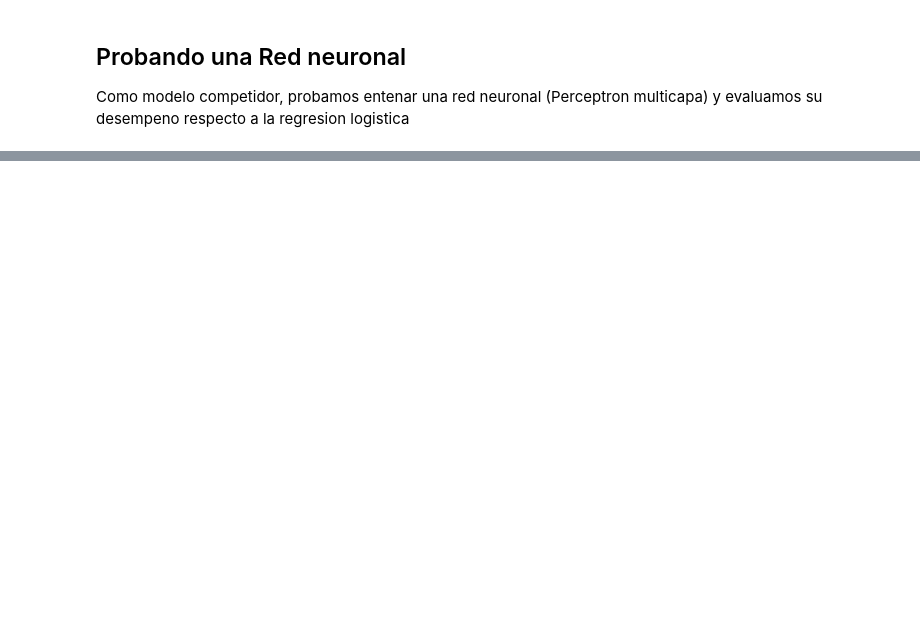
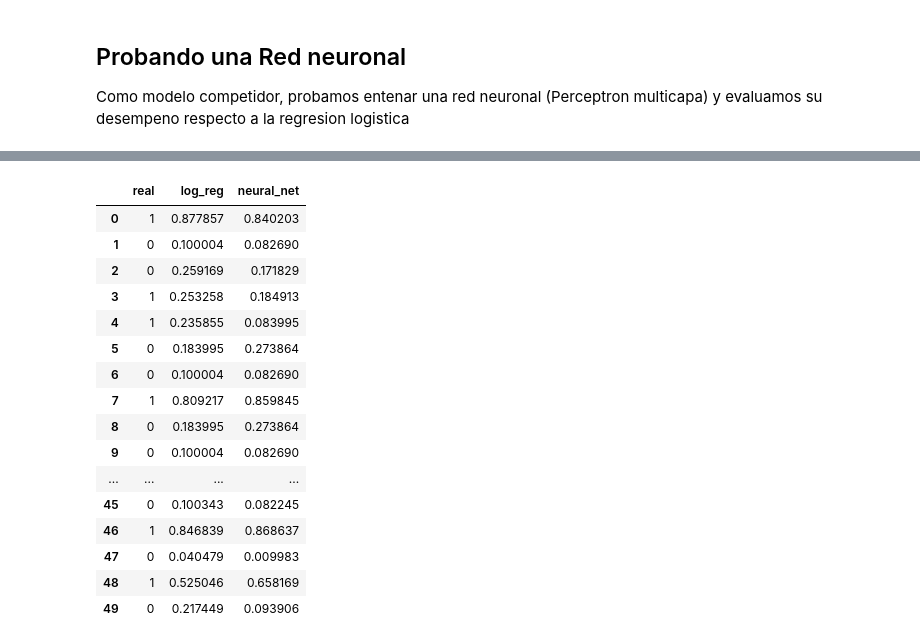
Before and after one commit to rquinb/lead-scoring, a Jupyter notebook: lead-scoring-analysis.ipynb, the cells around one changed output, grey strips where cells are left out. Drawn from its saved outputs; the diff is of its cells as text; code cells hidden in the pictures; blank space fills up the shorter version.

```diff
--- a/lead-scoring-analysis.ipynb
+++ b/lead-scoring-analysis.ipynb
@@ -20,7 +20,8 @@ from keras.optimizers import Adam
 
 
 warnings.filterwarnings('ignore')
-sns.set(rc={'figure.figsize':(21.7,21.27)})
+pd.set_option('display.max_rows', 500)
+sns.set(rc={'figure.figsize':(11.7,11.7)})
 pd.options.display.max_columns = None
 data = pd.read_csv('./leads/Leads.csv')
 # %% [markdown]
@@ -158,0 +305,23 @@ print(classification_report(y_test.values, neural_net.predict_classes(X_test.val
+# %%
+neural_net_raw_predictions = neural_net.predict(X_test.values).squeeze()
+logistic_regression_raw_predictions = list(map(lambda x: x[1], logistic_regression_model.predict_proba(X_test)))
+predictions_table = pd.DataFrame({"real": y_test.values, "log_reg": logistic_regression_raw_predictions , "neural_net": neural_net_raw_predictions })
+predictions_table.head(50)
+# %% [output]
+|  | real | log_reg | neural_net |
+| 0 | 1 | 0.877857 | 0.840203 |
+| 1 | 0 | 0.100004 | 0.082690 |
+| 2 | 0 | 0.259169 | 0.171829 |
+| 3 | 1 | 0.253258 | 0.184913 |
+| 4 | 1 | 0.235855 | 0.083995 |
+| 5 | 0 | 0.183995 | 0.273864 |
+| 6 | 0 | 0.100004 | 0.082690 |
+| 7 | 1 | 0.809217 | 0.859845 |
+| 8 | 0 | 0.183995 | 0.273864 |
+| 9 | 0 | 0.100004 | 0.082690 |
+| ... | ... | ... | ... |
+| 45 | 0 | 0.100343 | 0.082245 |
+| 46 | 1 | 0.846839 | 0.868637 |
+| 47 | 0 | 0.040479 | 0.009983 |
+| 48 | 1 | 0.525046 | 0.658169 |
+| 49 | 0 | 0.217449 | 0.093906 |
```
Also changed, not shown: parts of 19 cells of this notebook, 1 other file.
